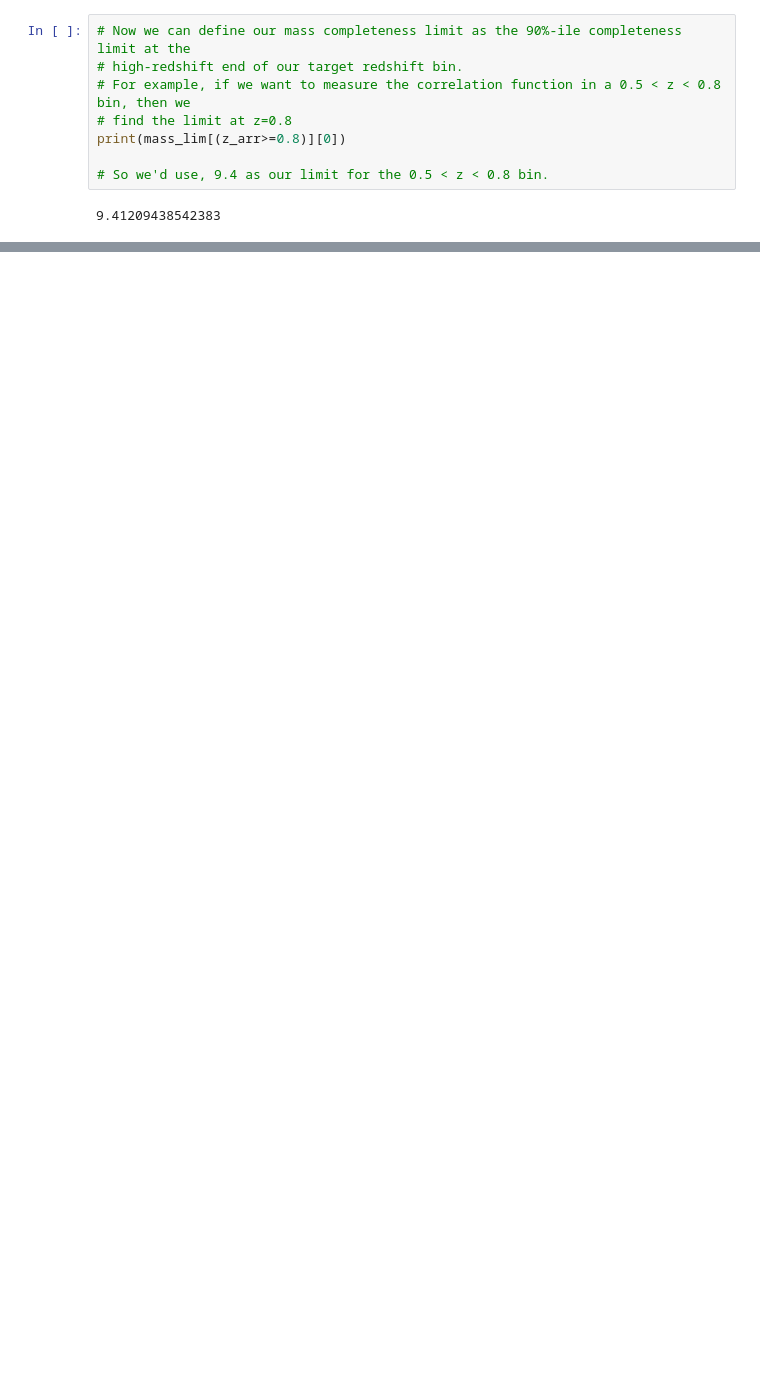
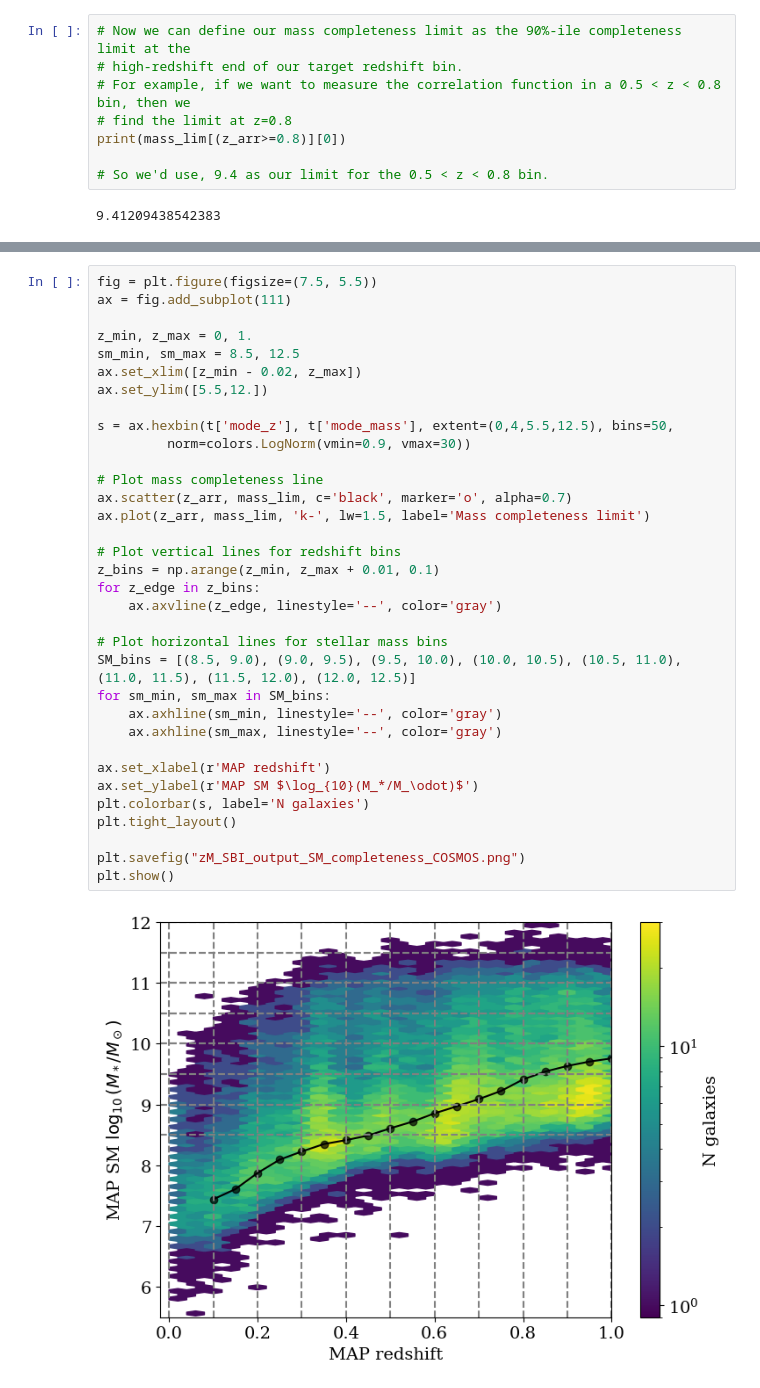
Before and after one commit to OtiliaIrina/Master_Thesis, a Jupyter notebook: New code/mass_completeness.ipynb, the cells around one changed output, grey strips where cells are left out. Saved outputs shown, nothing was run; the diff lists cells and outputs as text; blank space fills up the shorter version.

```diff
--- a/New code/mass_completeness.ipynb
+++ b/New code/mass_completeness.ipynb
@@ -147,0 +186,36 @@ plt.show()
+# %%
+fig = plt.figure(figsize=(7.5, 5.5))
+ax = fig.add_subplot(111)
+
+z_min, z_max = 0, 1.
+sm_min, sm_max = 8.5, 12.5
+ax.set_xlim([z_min - 0.02, z_max])
+ax.set_ylim([5.5,12.])
+
+s = ax.hexbin(t['mode_z'], t['mode_mass'], extent=(0,4,5.5,12.5), bins=50,
+         norm=colors.LogNorm(vmin=0.9, vmax=30))
+
+# Plot mass completeness line
+ax.scatter(z_arr, mass_lim, c='black', marker='o', alpha=0.7)
+ax.plot(z_arr, mass_lim, 'k-', lw=1.5, label='Mass completeness limit')
+
+# Plot vertical lines for redshift bins
+z_bins = np.arange(z_min, z_max + 0.01, 0.1)
+for z_edge in z_bins:
+    ax.axvline(z_edge, linestyle='--', color='gray')
+
+# Plot horizontal lines for stellar mass bins
+SM_bins = [(8.5, 9.0), (9.0, 9.5), (9.5, 10.0), (10.0, 10.5), (10.5, 11.0), (11.0, 11.5), (11.5, 12.0), (12.0, 12.5)]
+for sm_min, sm_max in SM_bins:
+    ax.axhline(sm_min, linestyle='--', color='gray')
+    ax.axhline(sm_max, linestyle='--', color='gray')
+
+ax.set_xlabel(r'MAP redshift')
+ax.set_ylabel(r'MAP SM $\log_{10}(M_*/M_\odot)$')
+plt.colorbar(s, label='N galaxies')
+plt.tight_layout()
+
+plt.savefig("zM_SBI_output_SM_completeness_COSMOS.png")
+plt.show()
+# %% [output]
+[figure, added]
```
Also changed, not shown: parts of 3 cells of this notebook, 4 other files.
